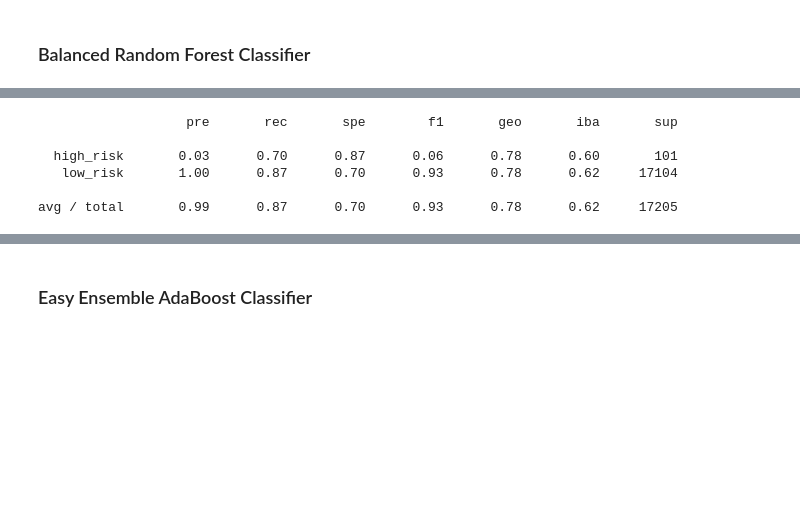
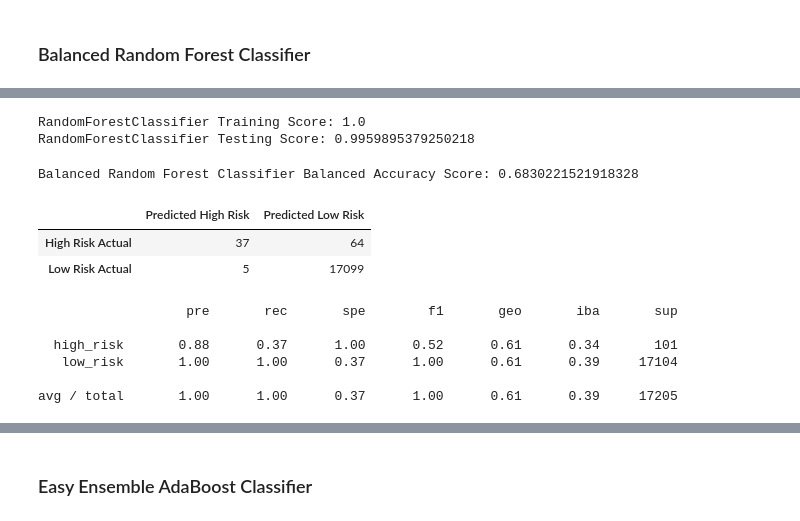
Before and after one commit to laneyberm/Credit_Risk_Analysis, a Jupyter notebook: credit_risk_ensemble.ipynb, the cells around one changed output, grey strips where cells are left out. Drawn from its saved outputs; the diff is of its cells as text; code cells hidden in the pictures; blank space fills up the shorter version.

Commit message:
updating the ensemble and resampling files with print strings

```diff
--- a/credit_risk_ensemble.ipynb
+++ b/credit_risk_ensemble.ipynb
@@ -114,0 +121,12 @@ from sklearn.model_selection import train_test_split
+# %%
+# Create the random data
+from sklearn.model_selection import train_test_split
+X_train, X_test, y_train, y_test = train_test_split(X, y, random_state=1)
+
+# Standardize features by removing the mean and scaling to unit variance
+scaler = StandardScaler().fit(X_train)
+X_train_scaled = scaler.transform(X_train)
+X_test_scaled = scaler.transform(X_test)
+
+print("Training:",Counter(y_train))
+print("Test:",Counter(y_test))
@@ -145,12 +150,51 @@ array([[   71,    30],
+# %%
+# Resample the training data with the RandomForestClassifier
+from sklearn.ensemble import RandomForestClassifier
+
+# Create and train Random Forest Classifier
+RF = RandomForestClassifier(
+    n_estimators=100,
+    random_state=1)
+
+# Fitting the model
+RF.fit(X_train_scaled, y_train)
+
+print(f'RandomForestClassifier Training Score: {RF.score(X_train_scaled, y_train)}')
+print(f'RandomForestClassifier Testing Score: {RF.score(X_test_scaled, y_test)}')
+
+# Train score of 1 means tht the tree could be overfitting. It has memorized the data.
+# Should use bagging to get a better trained output.
+# %% [output]
+RandomForestClassifier Training Score: 1.0
+RandomForestClassifier Testing Score: 0.9959895379250218
+# %%
+# Calculated the balanced accuracy score
+y_pred = RF.predict(X_test_scaled)
+print(f'Balanced Random Forest Classifier Balanced Accuracy Score: {balanced_accuracy_score(y_test, y_pred)}')
+# %% [output]
+Balanced Random Forest Classifier Balanced Accuracy Score: 0.6830221521918328
+# %%
+# Display the confusion matrix
+cm = confusion_matrix(y_test, y_pred)
+
+cm_RF_df = pd.DataFrame (cm,
+    index=["High Risk Actual", "Low Risk Actual"],
+    columns=["Predicted High Risk", "Predicted Low Risk"])
+
+cm_RF_df
+# %% [output]
+|  | Predicted High Risk | Predicted Low Risk |
+| High Risk Actual | 37 | 64 |
+| Low Risk Actual | 5 | 17099 |
 # %%
 # Print the imbalanced classification report
-# YOUR CODE HERE
+print(classification_report_imbalanced(y_test, y_pred))
 # %% [output]
                    pre       rec       spe        f1       geo       iba       sup
 
-  high_risk       0.03      0.70      0.87      0.06      0.78      0.60       101
-   low_risk       1.00      0.87      0.70      0.93      0.78      0.62     17104
+  high_risk       0.88      0.37      1.00      0.52      0.61      0.34       101
+   low_risk       1.00      1.00      0.37      1.00      0.61      0.39     17104
 
-avg / total       0.99      0.87      0.70      0.93      0.78      0.62     17205
+avg / total       1.00      1.00      0.37      1.00      0.61      0.39     17205
 # %%
 # List the features sorted in descending order by feature importance
```
Also changed, not shown: parts of 18 cells of this notebook, 1 other file.
